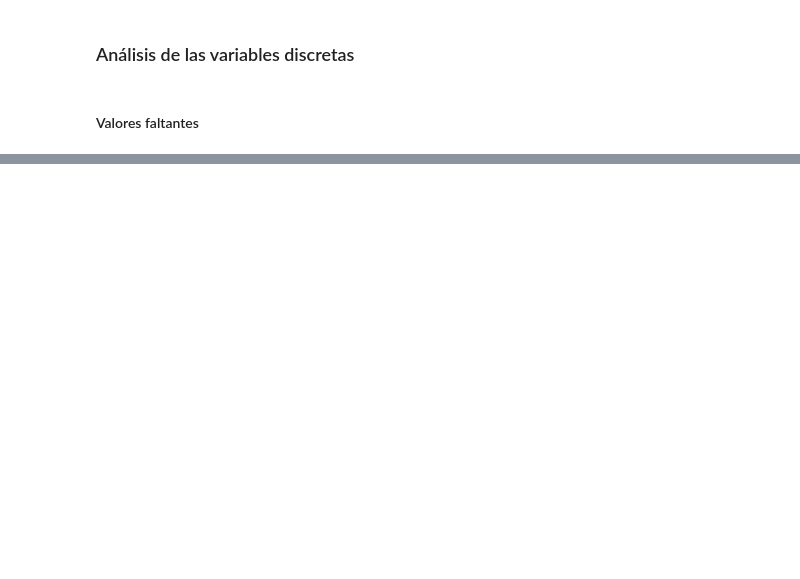
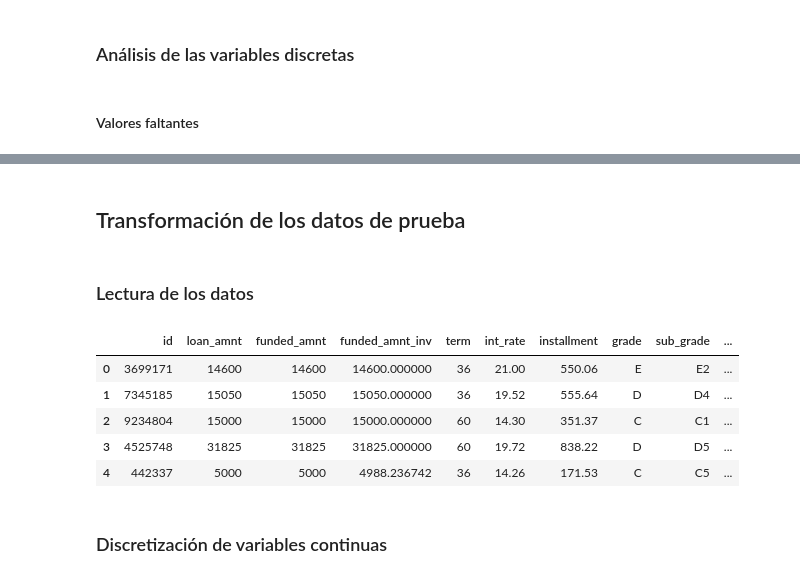
Before and after one commit to alesm99/credit_scoring, a Jupyter notebook: 3_Discretización.ipynb, the cells around one changed output, grey strips where cells are left out. Drawn from its saved outputs; the diff is of its cells as text; code cells hidden in the pictures; blank space fills up the shorter version.

```diff
--- a/3_Discretización.ipynb
+++ b/3_Discretización.ipynb
@@ -243,0 +263,16 @@ print(vard)
+# %% [markdown]
+## Transformación de los datos de prueba
+# %% [markdown]
+### Lectura de los datos
+# %%
+test=pd.read_csv('~/test.csv')
+test.head()
+# %% [output]
+|  | id | loan_amnt | funded_amnt | funded_amnt_inv | term | int_rate | installment | grade | sub_grade | ... |
+| 0 | 3699171 | 14600 | 14600 | 14600.000000 | 36 | 21.00 | 550.06 | E | E2 | ... |
+| 1 | 7345185 | 15050 | 15050 | 15050.000000 | 36 | 19.52 | 555.64 | D | D4 | ... |
+| 2 | 9234804 | 15000 | 15000 | 15000.000000 | 60 | 14.30 | 351.37 | C | C1 | ... |
+| 3 | 4525748 | 31825 | 31825 | 31825.000000 | 60 | 19.72 | 838.22 | D | D5 | ... |
+| 4 | 442337 | 5000 | 5000 | 4988.236742 | 36 | 14.26 | 171.53 | C | C5 | ... |
+# %% [markdown]
+### Discretización de variables continuas
```
Also changed, not shown: parts of 66 cells of this notebook.
